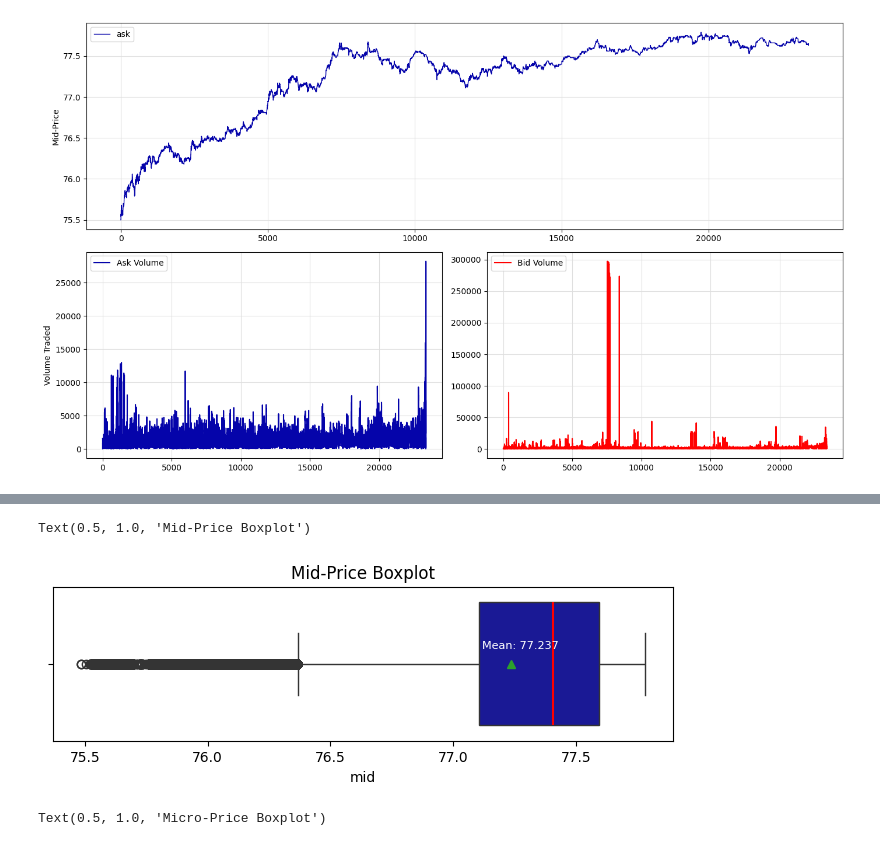
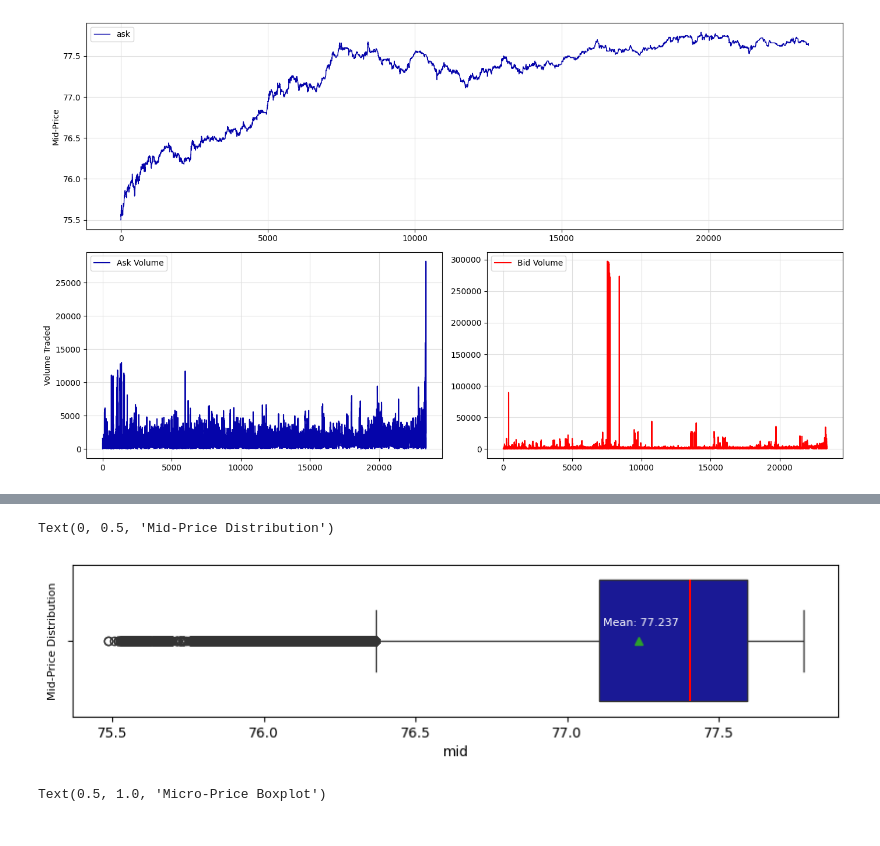
Before and after one commit to ROB-MRS/High-Frequency-Trading-Assignment-I, a Jupyter notebook: Question_I.ipynb, the cells around one changed output, grey strips where cells are left out. Drawn from its saved outputs; the diff is of its cells as text; code cells hidden in the pictures.

```diff
--- a/Question_I.ipynb
+++ b/Question_I.ipynb
@@ -98,17 +127,16 @@ plt.show()
 # %%
-plt.figure(figsize=(8, 2))
+plt.figure(figsize=(10, 2))
 sns.boxplot(data=DATA, x='mid', orient='h', color='#0504aa',
             showmeans=True,
             medianprops={"color": "red", "ls": "-", "lw": 1.5})
 
 # Add label to the mean price
 mean_price = DATA['mid'].mean()
 plt.text(mean_price-0.12, -0.1, f'Mean: {mean_price:.3f}', color='white', fontsize=8)
-
-plt.title('Mid-Price Boxplot')
+plt.ylabel('Mid-Price Distribution', fontsize=8)
 # %% [output]
-Text(0.5, 1.0, 'Mid-Price Boxplot')
+Text(0, 0.5, 'Mid-Price Distribution')
-[figure, old version]
+[figure, new version]
 # %%
 plt.figure(figsize=(8, 2))
 sns.boxplot(data=DATA, x='microprice', orient='h', color='#0504aa',
```
Also changed, not shown: parts of 3 cells of this notebook, 2 other files.
